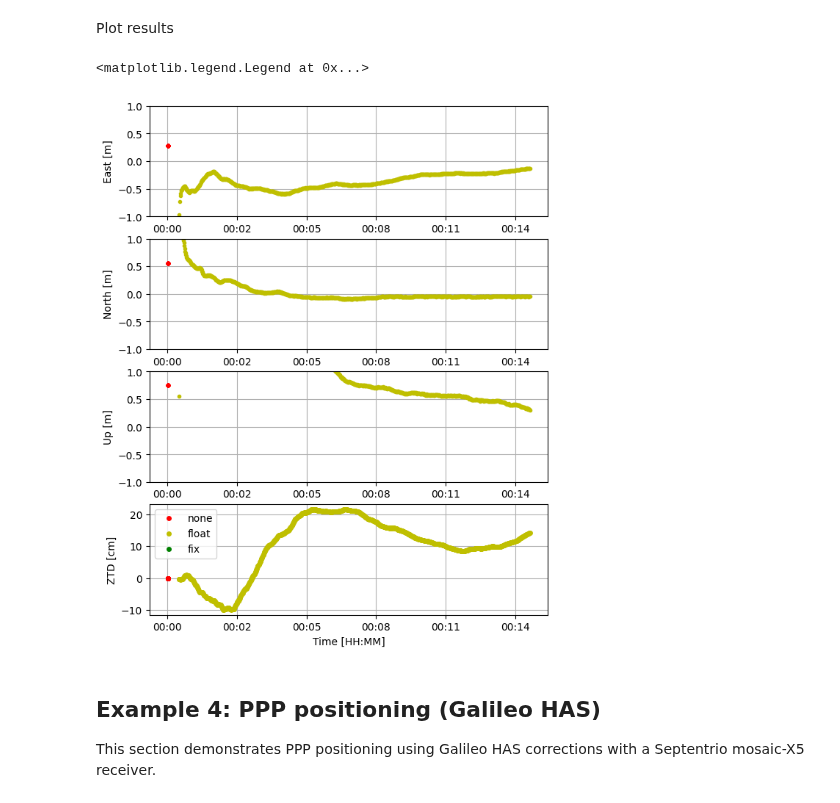
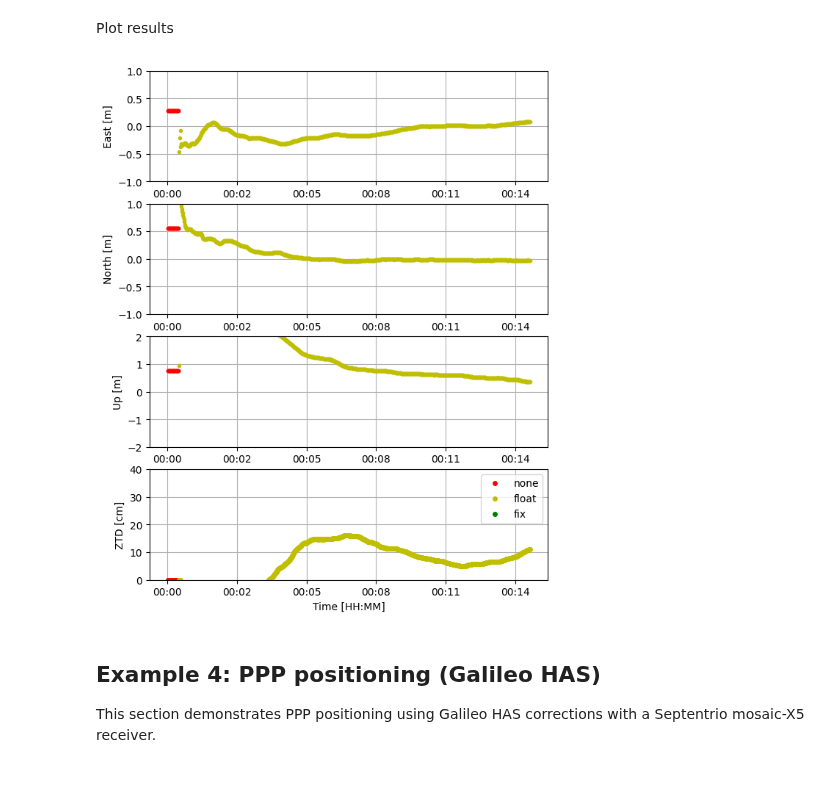
Before and after one commit to hirokawa/cssrlib, a Jupyter notebook: tutorials/ppp.ipynb, the cells around one changed output. Drawn from its saved outputs; the diff is of its cells as text; code cells hidden in the pictures.

```diff
--- a/tutorials/ppp.ipynb
+++ b/tutorials/ppp.ipynb
@@ -452,7 +427,7 @@ let = chr(ord('a')+ep[3])
 bdir = f'cssrlib-data/data/doy{ep[0]:04d}-{doy:03d}/'
 navfile = bdir+f'{doy:03d}{let}_rnx.nav'
 obsfile = bdir+f'{doy:03d}{let}_rnx.obs'
-atxfile = bdir+'../antex/igs20.atx'
+config['atxfile'] = bdir+'../antex/igs20.atx'
 
 file_bds = bdir+f'{doy:03d}{let}_bdsb2b.txt'
 prn_ref = 59  # satellite PRN to receive BDS PPP collection
@@ -464,24 +439,18 @@ xyz_ref = [-3962108.6836, 3381309.5672, 3668678.6720]
 pos_ref = ecef2pos(xyz_ref)
 
 # Define signals to be processed
-sigs = [rSigRnx("GC1C"), rSigRnx("GC2W"),
-        rSigRnx("GL1C"), rSigRnx("GL2W"),
-        rSigRnx("GS1C"), rSigRnx("GS2W"),
-        rSigRnx("CC1P"), rSigRnx("CC5P"),
-        rSigRnx("CL1P"), rSigRnx("CL5P"),
-        rSigRnx("CS1P"), rSigRnx("CS5P")]
+sig_t = {'G': ['1C', '2W'], 'C': ['1P', '5P']}  # GC
 
-time = epoch2time(ep)
-year = ep[0]
-doy = int(time2doy(time))
+nep = 15 * 60  # increase this to run longer
 # %% [markdown]
 Load and parse the input data
 # %%
 rnx = rnxdec()
+nav = Nav()
+proc = process(nav, rnx, config, nep=nep, xyz_ref=xyz_ref)
+
+sigs, nav.nf = proc.init_sig(sig_t)
 rnx.setSignals(sigs)
-
-nav = Nav()
-orb = peph()
 
 nav.pmode = 0 # Positioning mode: 0:static, 1:kinematic
 
@@ -494,24 +463,13 @@ v = np.genfromtxt(file_bds, dtype=dtype)
 cs = cssr_bds()
 cs.monlevel = 0
 
-# Load ANTEX data for satellites and stations
-atx = atxdec()
-atx.readpcv(atxfile)
-
-nav.monlevel = 0  # Logging level
-
 # Load RINEX OBS file header
 if rnx.decode_obsh(obsfile) >= 0:
-
-    # Auto-substitute signals
-    rnx.autoSubstituteSignals()
 
     # Initialize position
     ppp = pppos(nav, rnx.pos, 'test_pppbds.log')
 
-    # Set PCO/PCV information
-    nav.sat_ant = atx.pcvs
-    nav.rcv_ant = searchpcv(atx.pcvr, rnx.ant,  rnx.ts)
+    proc.prepare_signal(obsfile)
 # %% [markdown]
 Print the available and selected satellite signals
 # %%
@@ -608,12 +536,9 @@ rnx.fobs.close()
 # %% [markdown]
 Plot results
 # %%
-from cssrlib.plot import plot_enu
-
-plot_enu(t, enu, smode, ztd)
+proc.plot(ttl, fig_type=1)
 # %% [output]
-<matplotlib.legend.Legend at 0x...>
-[figure, old version]
+[figure, new version]
 # %% [markdown]
 
 ## Example 4: PPP positioning (Galileo HAS)
```
Also changed, not shown: parts of 43 cells of this notebook.
